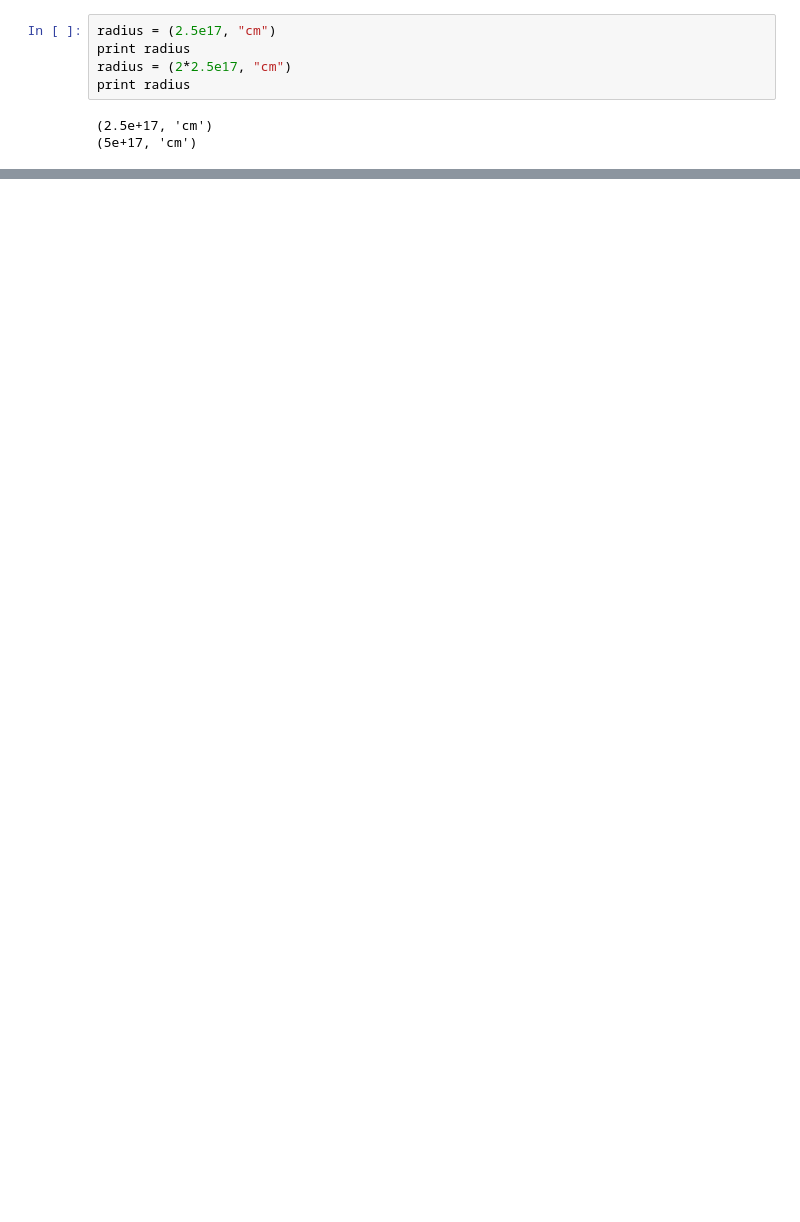
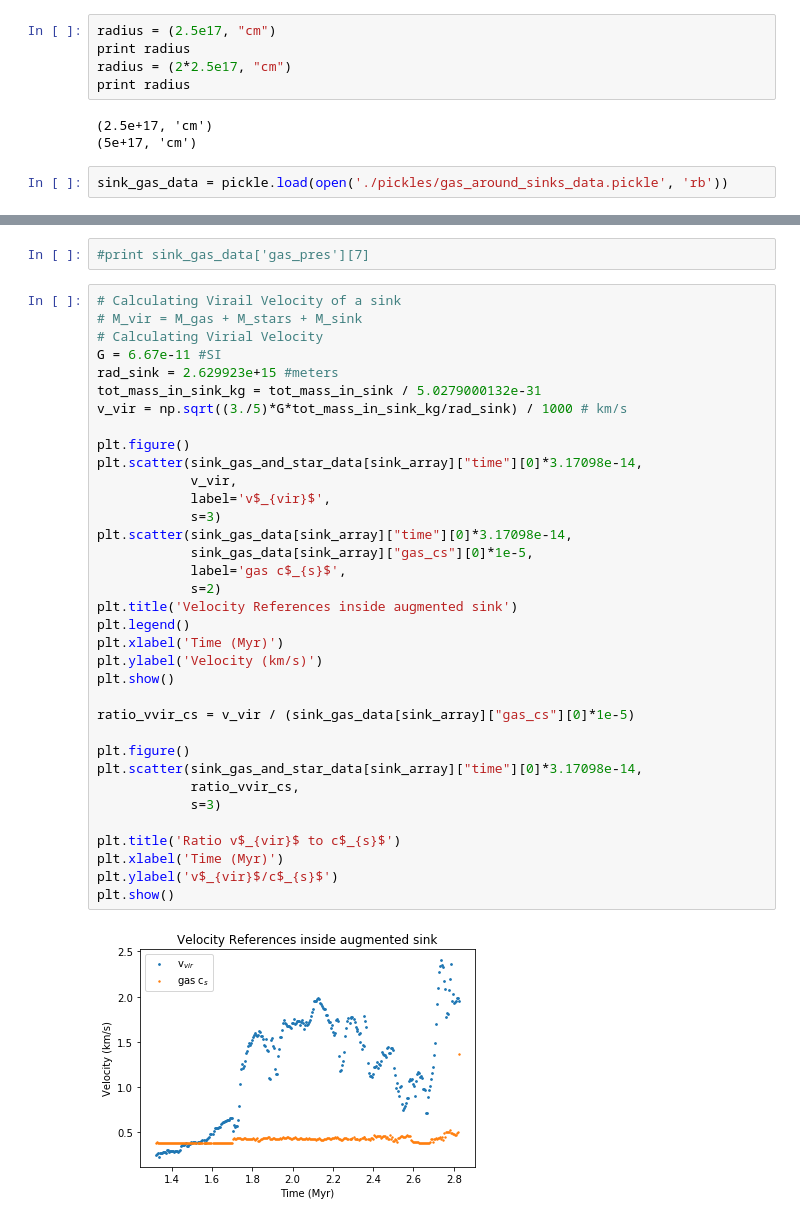
Before and after one commit to seanlabean/star-formation-methods, a Jupyter notebook: SinkGasStatus/plot-sink-data-from-pickle.ipynb, the cells around one changed output, grey strips where cells are left out. Drawn from its saved outputs; the diff is of its cells as text; blank space fills up the shorter version.

```diff
--- a/SinkGasStatus/plot-sink-data-from-pickle.ipynb
+++ b/SinkGasStatus/plot-sink-data-from-pickle.ipynb
@@ -246,3 +455,5 @@ print radius
 # %% [output]
 (2.5e+17, 'cm')
 (5e+17, 'cm')
+# %%
+sink_gas_data = pickle.load(open('./pickles/gas_around_sinks_data.pickle', 'rb'))
@@ -248,0 +518,39 @@ print radius
+# %%
+#print sink_gas_data['gas_pres'][7]
+# %%
+# Calculating Virail Velocity of a sink
+# M_vir = M_gas + M_stars + M_sink
+# Calculating Virial Velocity
+G = 6.67e-11 #SI
+rad_sink = 2.629923e+15 #meters
+tot_mass_in_sink_kg = tot_mass_in_sink / 5.0279000132e-31
+v_vir = np.sqrt((3./5)*G*tot_mass_in_sink_kg/rad_sink) / 1000 # km/s
+
+plt.figure()
+plt.scatter(sink_gas_and_star_data[sink_array]["time"][0]*3.17098e-14,
+            v_vir,
+            label='v$_{vir}$',
+            s=3)
+plt.scatter(sink_gas_data[sink_array]["time"][0]*3.17098e-14,
+            sink_gas_data[sink_array]["gas_cs"][0]*1e-5,
+            label='gas c$_{s}$',
+            s=2)
+plt.title('Velocity References inside augmented sink')
+plt.legend()
+plt.xlabel('Time (Myr)')
+plt.ylabel('Velocity (km/s)')
+plt.show()
+
+ratio_vvir_cs = v_vir / (sink_gas_data[sink_array]["gas_cs"][0]*1e-5)
+
+plt.figure()
+plt.scatter(sink_gas_and_star_data[sink_array]["time"][0]*3.17098e-14,
+            ratio_vvir_cs,
+            s=3)
+
+plt.title('Ratio v$_{vir}$ to c$_{s}$')
+plt.xlabel('Time (Myr)')
+plt.ylabel('v$_{vir}$/c$_{s}$')
+plt.show()
+# %% [output]
+[figure, added]
```
Also changed, not shown: parts of 16 cells of this notebook, 4 other files.
